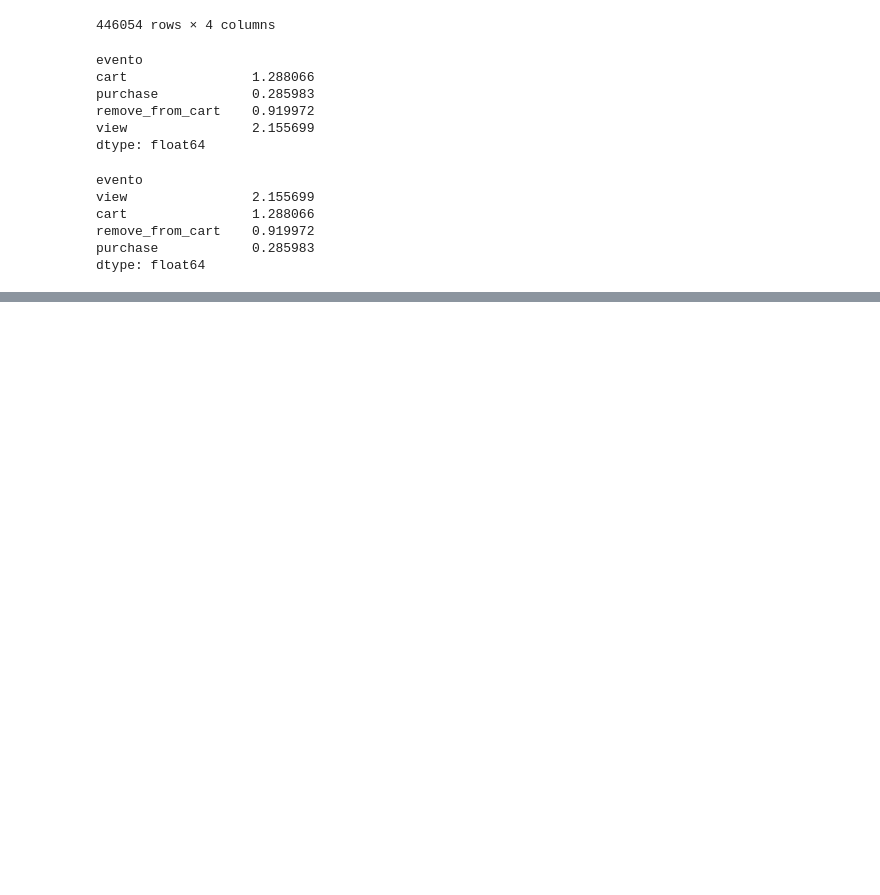
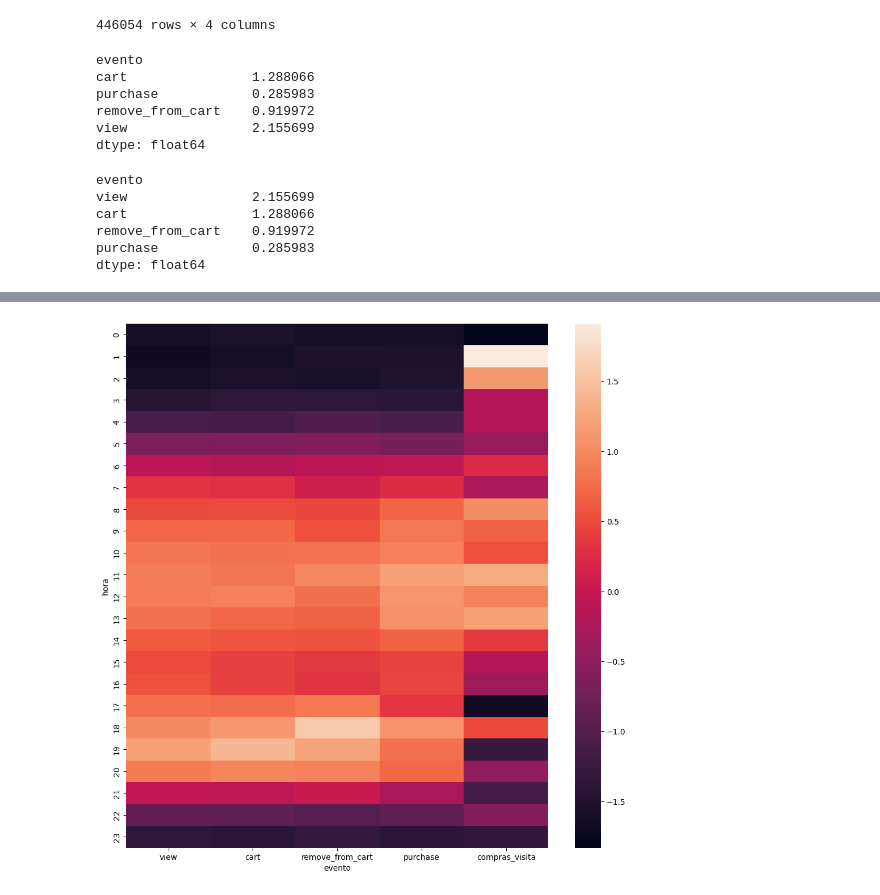
Before and after one commit to bernimagraner/Analisis_Ecommerce, a Jupyter notebook: notebooks/02_AnalisisInsights.ipynb, the cells around one changed output, grey strips where cells are left out. Saved outputs shown, nothing was run; the diff lists cells and outputs as text; code cells hidden in the pictures; blank space fills up the shorter version.

```diff
--- a/notebooks/02_AnalisisInsights.ipynb
+++ b/notebooks/02_AnalisisInsights.ipynb
@@ -142,0 +230,3 @@ dtype: float64
+# %%
+eventos_hora_tip = eventos_hora.apply(tipificar)
+eventos_hora_tip
@@ -142,0 +252,6 @@ dtype: float64
+# %%
+# Ahora volvemos a hacer el heatmap
+plt.figure(figsize=(12,12))
+sns.heatmap(eventos_hora_tip);
+# %% [output]
+[figure, added]
```
Also changed, not shown: parts of 21 cells of this notebook.
